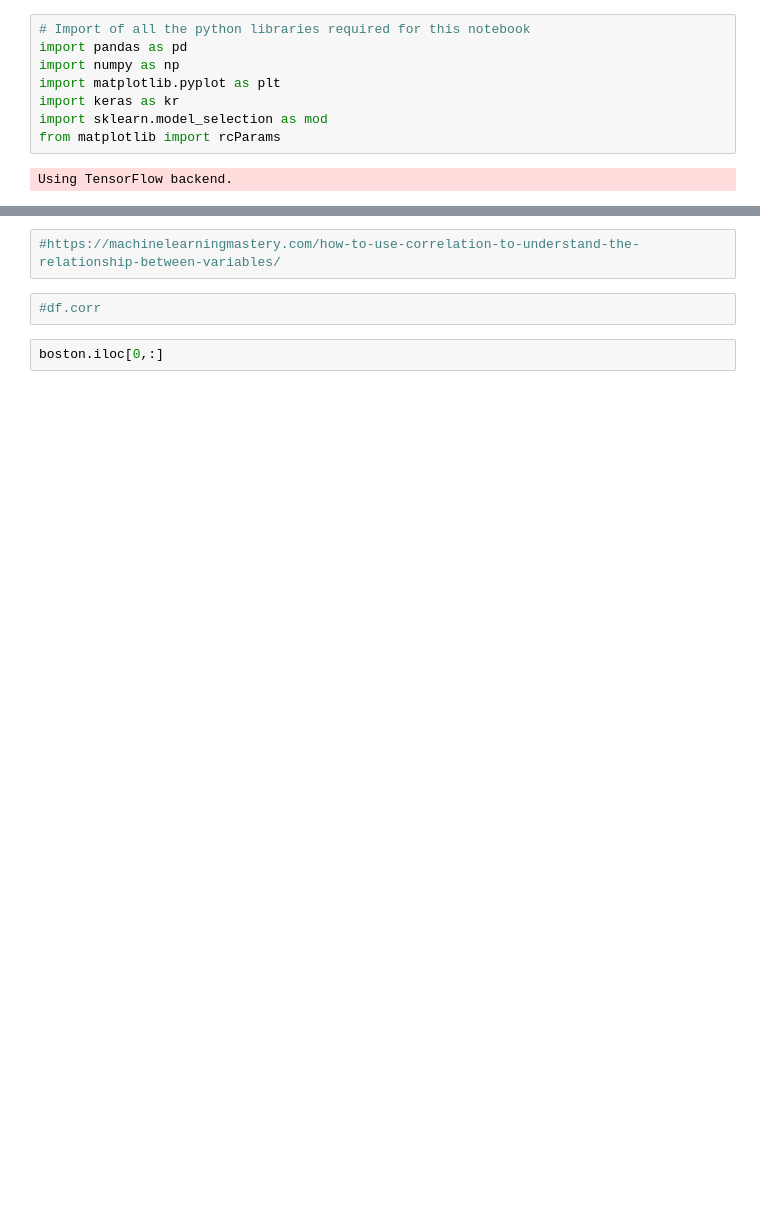
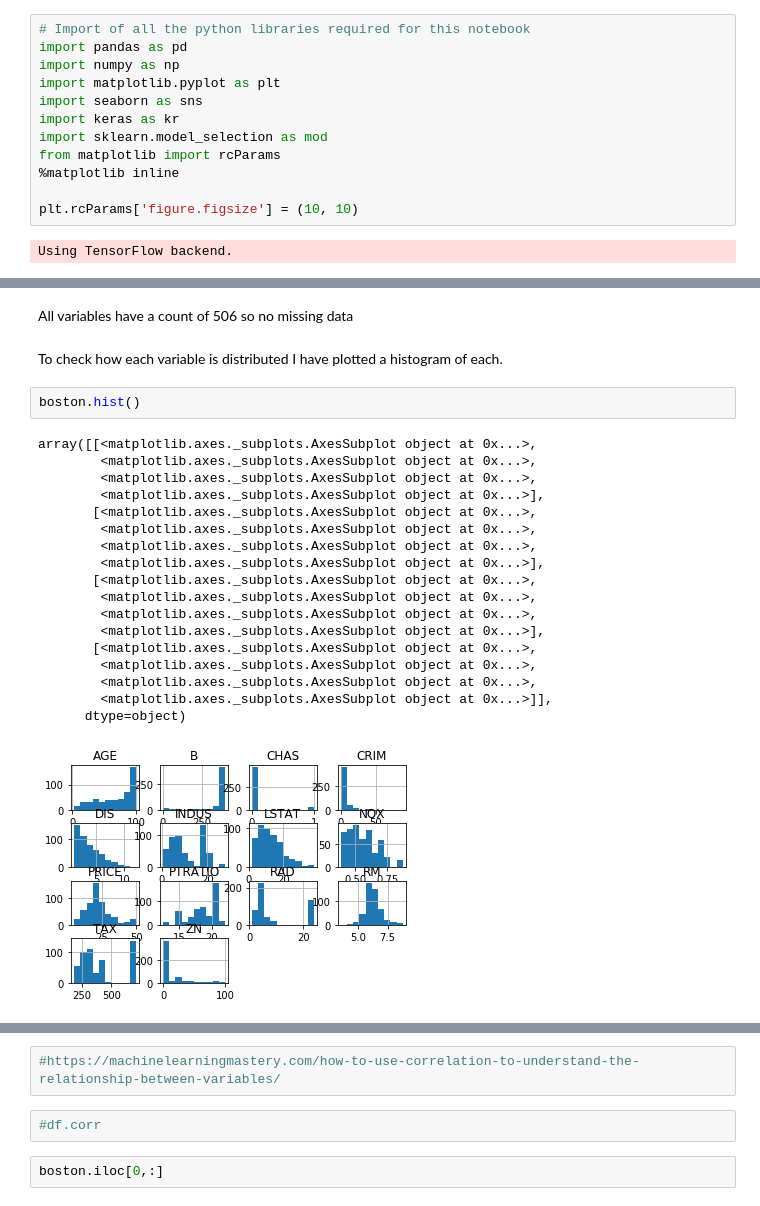
Before and after one commit to jobur123/MLProjectNov19, a Jupyter notebook: Boston House Prices.ipynb, the cells around one changed output, grey strips where cells are left out. Cells and saved outputs as stored; diff of their text form; blank space fills up the shorter version.

```diff
--- a/Boston House Prices.ipynb
+++ b/Boston House Prices.ipynb
@@ -11,8 +11,12 @@ Python Libraries import:
 import pandas as pd
 import numpy as np
 import matplotlib.pyplot as plt
+import seaborn as sns
 import keras as kr
 import sklearn.model_selection as mod
 from matplotlib import rcParams
+%matplotlib inline
+
+plt.rcParams['figure.figsize'] = (10, 10)
 # %% [output]
 Using TensorFlow backend.
@@ -56,3 +94,28 @@ boston.describe()
 | 50% | 0.256510 | 0.000000 | 9.690000 | 0.000000 | 0.538000 | 6.208500 | 77.500000 | 3.207450 | 5.000000 | 330.000000 | 19.050000 | ... |
 | 75% | 3.677083 | 12.500000 | 18.100000 | 0.000000 | 0.624000 | 6.623500 | 94.075000 | 5.188425 | 24.000000 | 666.000000 | 20.200000 | ... |
 | max | 88.976200 | 100.000000 | 27.740000 | 1.000000 | 0.871000 | 8.780000 | 100.000000 | 12.126500 | 24.000000 | 711.000000 | 22.000000 | ... |
+# %% [markdown]
+All variables have a count of 506 so no missing data
+# %% [markdown]
+To check how each variable is distributed I have plotted a histogram of each.
+# %%
+boston.hist()
+# %% [output]
+array([[<matplotlib.axes._subplots.AxesSubplot object at 0x...>,
+        <matplotlib.axes._subplots.AxesSubplot object at 0x...>,
+        <matplotlib.axes._subplots.AxesSubplot object at 0x...>,
+        <matplotlib.axes._subplots.AxesSubplot object at 0x...>],
+       [<matplotlib.axes._subplots.AxesSubplot object at 0x...>,
+        <matplotlib.axes._subplots.AxesSubplot object at 0x...>,
+        <matplotlib.axes._subplots.AxesSubplot object at 0x...>,
+        <matplotlib.axes._subplots.AxesSubplot object at 0x...>],
+       [<matplotlib.axes._subplots.AxesSubplot object at 0x...>,
+        <matplotlib.axes._subplots.AxesSubplot object at 0x...>,
+        <matplotlib.axes._subplots.AxesSubplot object at 0x...>,
+        <matplotlib.axes._subplots.AxesSubplot object at 0x...>],
+       [<matplotlib.axes._subplots.AxesSubplot object at 0x...>,
+        <matplotlib.axes._subplots.AxesSubplot object at 0x...>,
+        <matplotlib.axes._subplots.AxesSubplot object at 0x...>,
+        <matplotlib.axes._subplots.AxesSubplot object at 0x...>]],
+      dtype=object)
+[figure, added]
```
Also changed, not shown: parts of 17 cells of this notebook.
